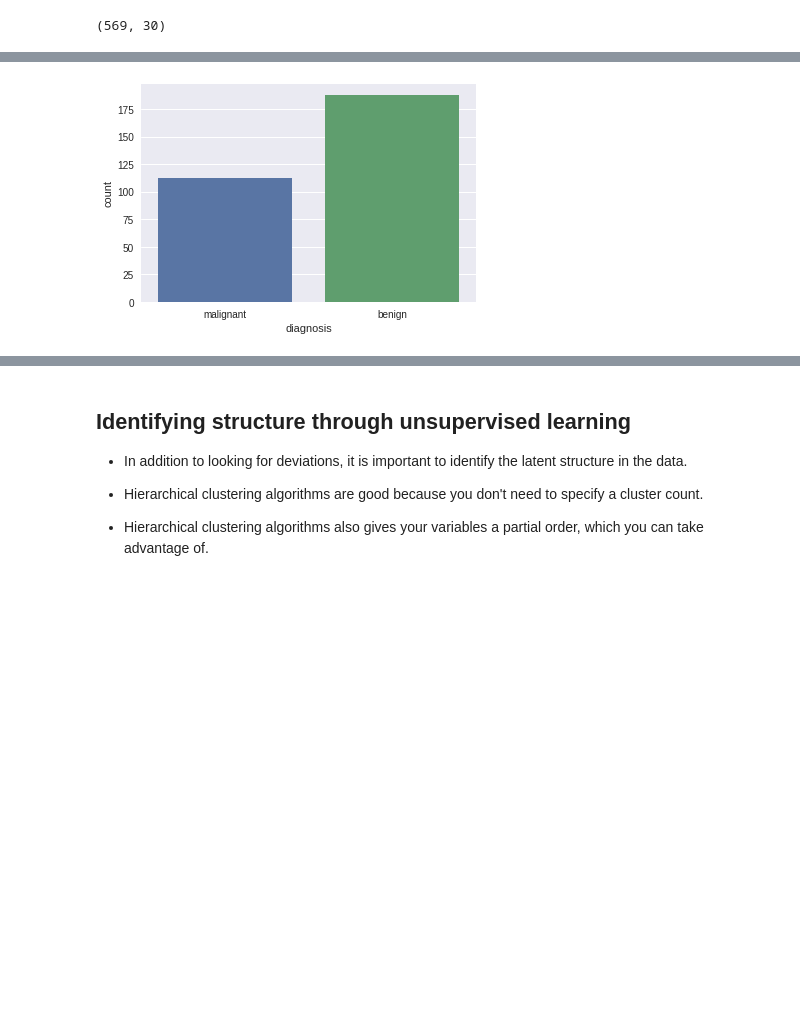
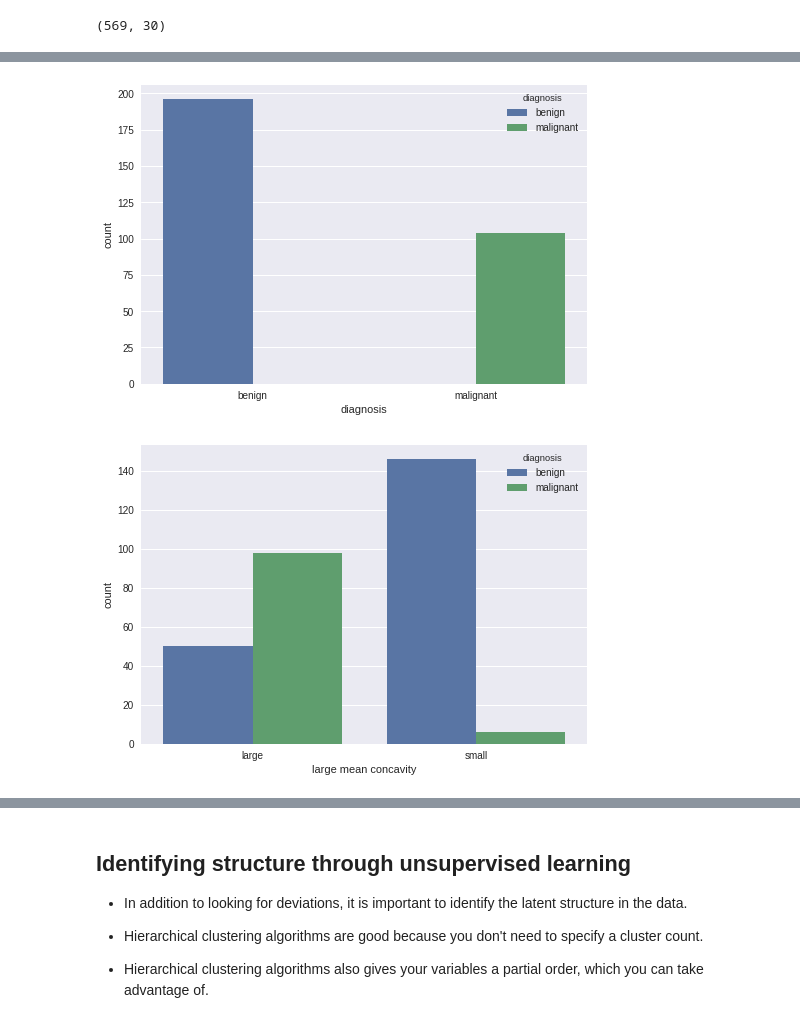
Before and after one commit to edwardcjohnson/prometheus, a Jupyter notebook: python/modeling/explore/notebooks/breast_cancer_eda.ipynb, the cells around one changed output, grey strips where cells are left out. Saved outputs shown, nothing was run; the diff lists cells and outputs as text; code cells hidden in the pictures; blank space fills up the shorter version.

Commit message:
create functions for common eda tasks. Create 3d manifold plot.

```diff
--- a/python/modeling/explore/notebooks/breast_cancer_eda.ipynb
+++ b/python/modeling/explore/notebooks/breast_cancer_eda.ipynb
@@ -1,19 +1,21 @@
 # %%
-from sklearn.datasets import load_breast_cancer
+from collections import Counter
 import matplotlib.pyplot as plt
+from matplotlib.backends.backend_pdf import PdfPages
 import numpy as np
 import pandas as pd
+import random
 import seaborn as sns
-from itertools import combinations, product, zip_longest
 from scipy.stats import skew, kurtosis, gaussian_kde
-from collections import Counter
 from sklearn.cluster import DBSCAN, SpectralClustering
 from sklearn.preprocessing import StandardScaler
 from sklearn.manifold import TSNE
 from sklearn.decomposition import PCA
+from sklearn.datasets import load_breast_cancer
 
-
+random.seed(8)
 %matplotlib inline
+sns.set()
 
 breast_cancer = load_breast_cancer()
 print(breast_cancer.data.shape)
@@ -43,7 +137,9 @@ def counter_histogram(labels):
 # %%
 df = sklearn_data_to_pandas_df(breast_cancer)
 df['diagnosis'] = np.where(df['target']==0, 'malignant', 'benign')
-df.head()
+df['large mean concavity'] = np.where(df['mean concavity']>df['mean concavity'].median(), 'large', 'small')
+
+df.head(20)
 # %% [output]
 |  | mean radius | mean texture | mean perimeter | mean area | mean smoothness | mean compactness | ... |
 | 0 | 17.99 | 10.38 | 122.80 | 1001.0 | 0.11840 | 0.27760 | ... |
@@ -55,5 +166,9 @@ df.head()
 # %%
 df = df.sample(n=300)
 
+numeric_cols = list(df.select_dtypes(include=[np.number]).columns)
+non_num_cols = list(df.select_dtypes(exclude=[np.number]).columns)
 y = 'target'
-X = [col for col in df.columns if col not in (y, 'diagnosis')]
+exclusions = [y, 'diagnosis']
+X = [col for col in df.columns if col not in exclusions]
+X_numeric = [col for col in numeric_cols if col not in exclusions]
@@ -108,8 +204,8 @@ sns.pairplot(df, vars=list(df.columns)[:3]+['target'], hue = 'target')
 # %%
-df_numeric = df.select_dtypes([np.int, np.float])
-df_cat = df.select_dtypes([np.object])
+#df_numeric = create_numeric_df(df)
+#df_cat = create_non_numeric_df(df)
 
-for i, col in enumerate(df_numeric.columns):
+for i, col in enumerate(numeric_cols):
     plt.figure(i)
-    sns.distplot(df_numeric[col], kde=False)
+    sns.distplot(df[numeric_cols][col], kde=False)
 # %% [output]
@@ -128,7 +224,8 @@ for i, col in enumerate(df_numeric.columns):
 ... (19 outputs left out)
 # %%
-for i, col in enumerate(df_cat.columns):
+for i, col in enumerate(non_num_cols):
     plt.figure(i)
-    sns.countplot(x=col, data=df_cat)
+    sns.countplot(x=col, data=df[non_num_cols], hue='diagnosis')
 # %% [output]
-[figure, old version]
+[figure, new version]
+[figure, added]
```
Also changed, not shown: parts of 20 cells of this notebook.
